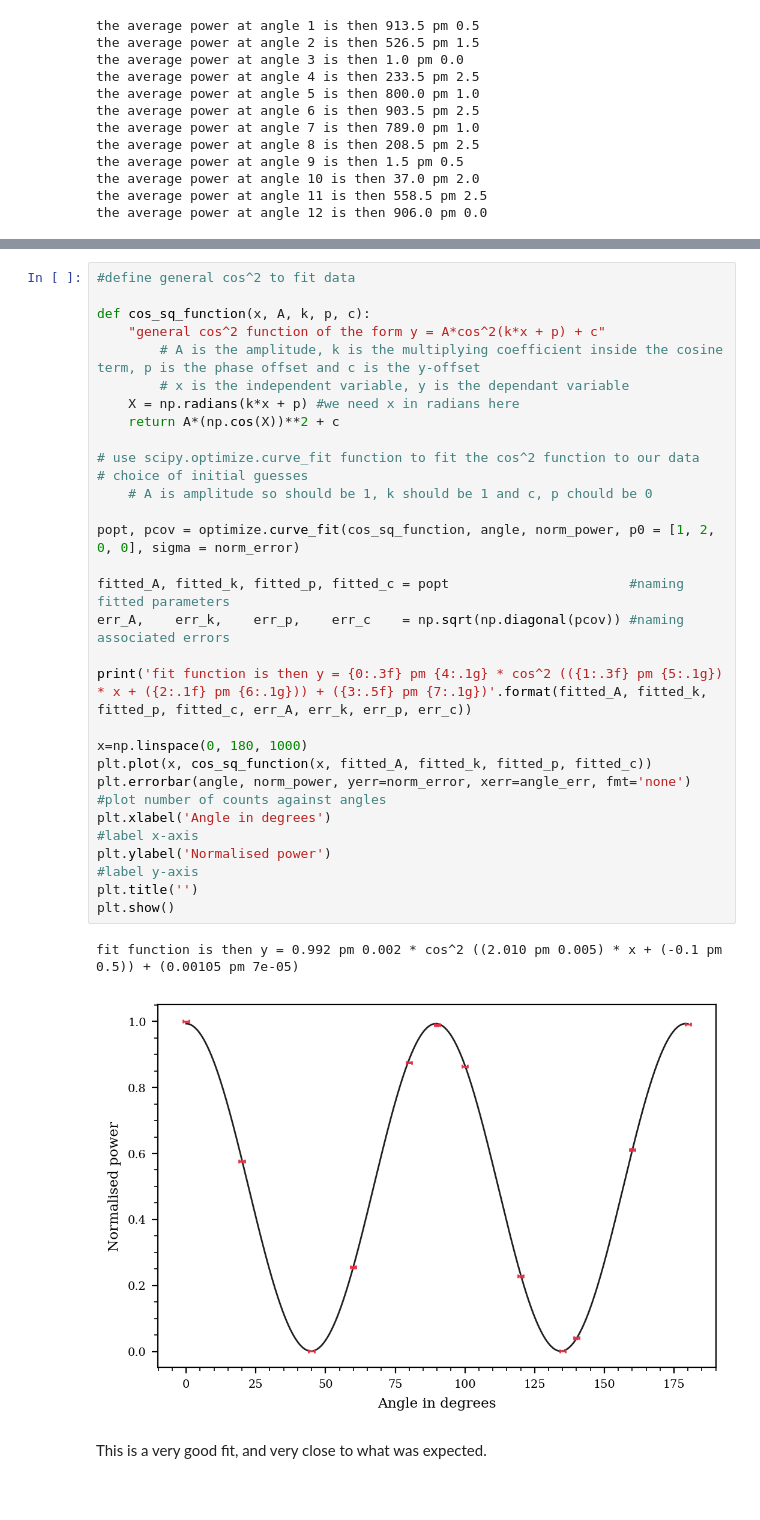
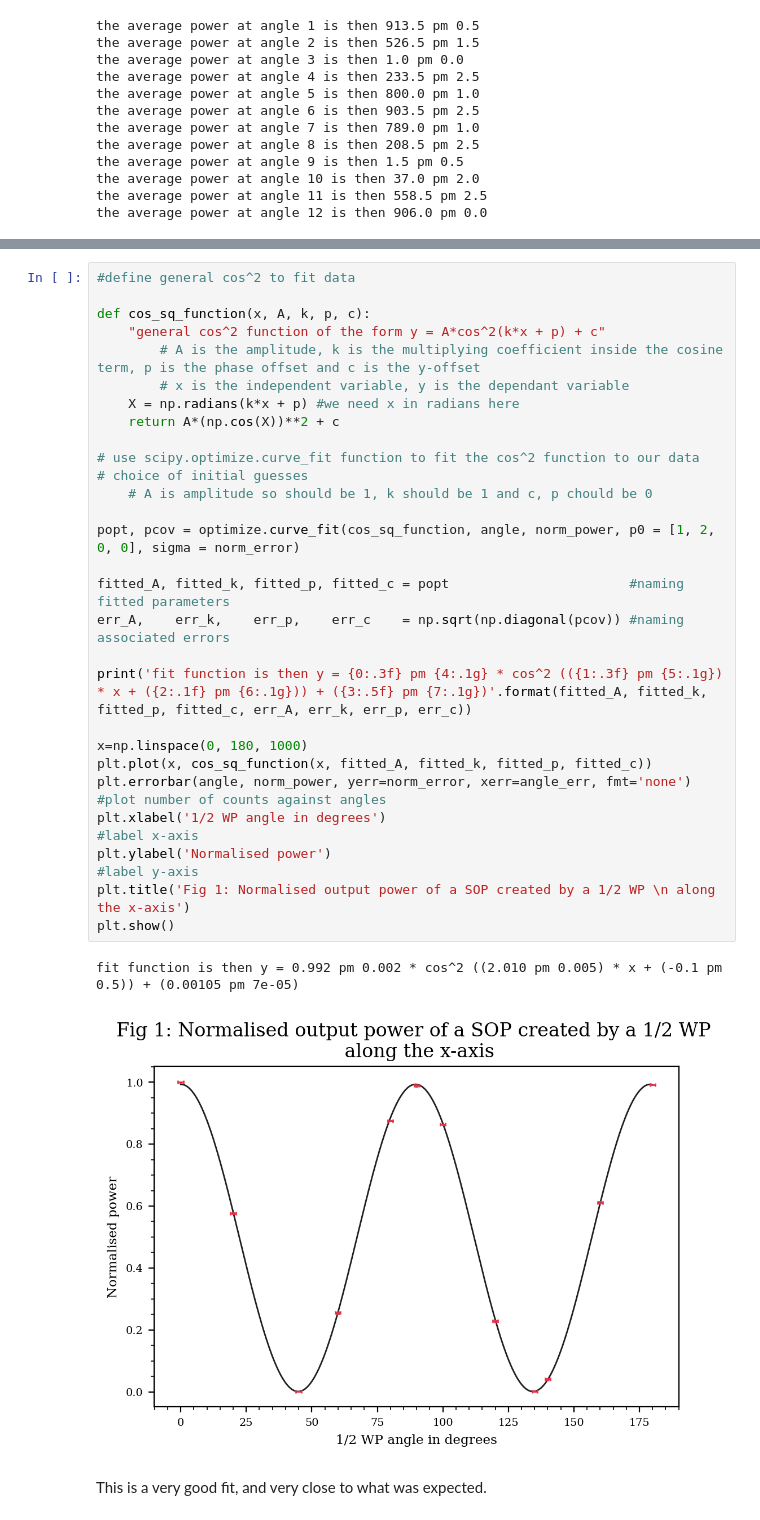
Before and after one commit to MelzieG/Lab3, a Jupyter notebook: Part2.ipynb, the cells around one changed output, grey strips where cells are left out. Cells and saved outputs as stored; diff of their text form; blank space fills up the shorter version.

```diff
--- a/Part2.ipynb
+++ b/Part2.ipynb
@@ -174,34 +167,34 @@ We are using the exactly the same method as in the previous section, which was d
 # %%
 #define general cos^2 to fit data
 
 def cos_sq_function(x, A, k, p, c):
     "general cos^2 function of the form y = A*cos^2(k*x + p) + c"
         # A is the amplitude, k is the multiplying coefficient inside the cosine term, p is the phase offset and c is the y-offset
         # x is the independent variable, y is the dependant variable
     X = np.radians(k*x + p) #we need x in radians here
     return A*(np.cos(X))**2 + c
 
 # use scipy.optimize.curve_fit function to fit the cos^2 function to our data
 # choice of initial guesses
     # A is amplitude so should be 1, k should be 1 and c, p chould be 0
 
 popt, pcov = optimize.curve_fit(cos_sq_function, angle, norm_power, p0 = [1, 2, 0, 0], sigma = norm_error)
 
 fitted_A, fitted_k, fitted_p, fitted_c = popt                       #naming fitted parameters
 err_A,    err_k,    err_p,    err_c    = np.sqrt(np.diagonal(pcov)) #naming associated errors
 
 print('fit function is then y = {0:.3f} pm {4:.1g} * cos^2 (({1:.3f} pm {5:.1g}) * x + ({2:.1f} pm {6:.1g})) + ({3:.5f} pm {7:.1g})'.format(fitted_A, fitted_k, fitted_p, fitted_c, err_A, err_k, err_p, err_c))
 
 x=np.linspace(0, 180, 1000)
 plt.plot(x, cos_sq_function(x, fitted_A, fitted_k, fitted_p, fitted_c))
 plt.errorbar(angle, norm_power, yerr=norm_error, xerr=angle_err, fmt='none')      #plot number of counts against angles
-plt.xlabel('Angle in degrees')                                                     #label x-axis
+plt.xlabel('1/2 WP angle in degrees')                                             #label x-axis
 plt.ylabel('Normalised power')                                                    #label y-axis
-plt.title('')
+plt.title('Fig 1: Normalised output power of a SOP created by a 1/2 WP \n along the x-axis')
 plt.show()
 # %% [output]
 fit function is then y = 0.992 pm 0.002 * cos^2 ((2.010 pm 0.005) * x + (-0.1 pm 0.5)) + (0.00105 pm 7e-05)
-[figure, old version]
+[figure, new version]
 # %% [markdown]
 This is a very good fit, and very close to what was expected.
 # %% [markdown]
```
Also changed, not shown: parts of 10 cells of this notebook, 2 other files.
